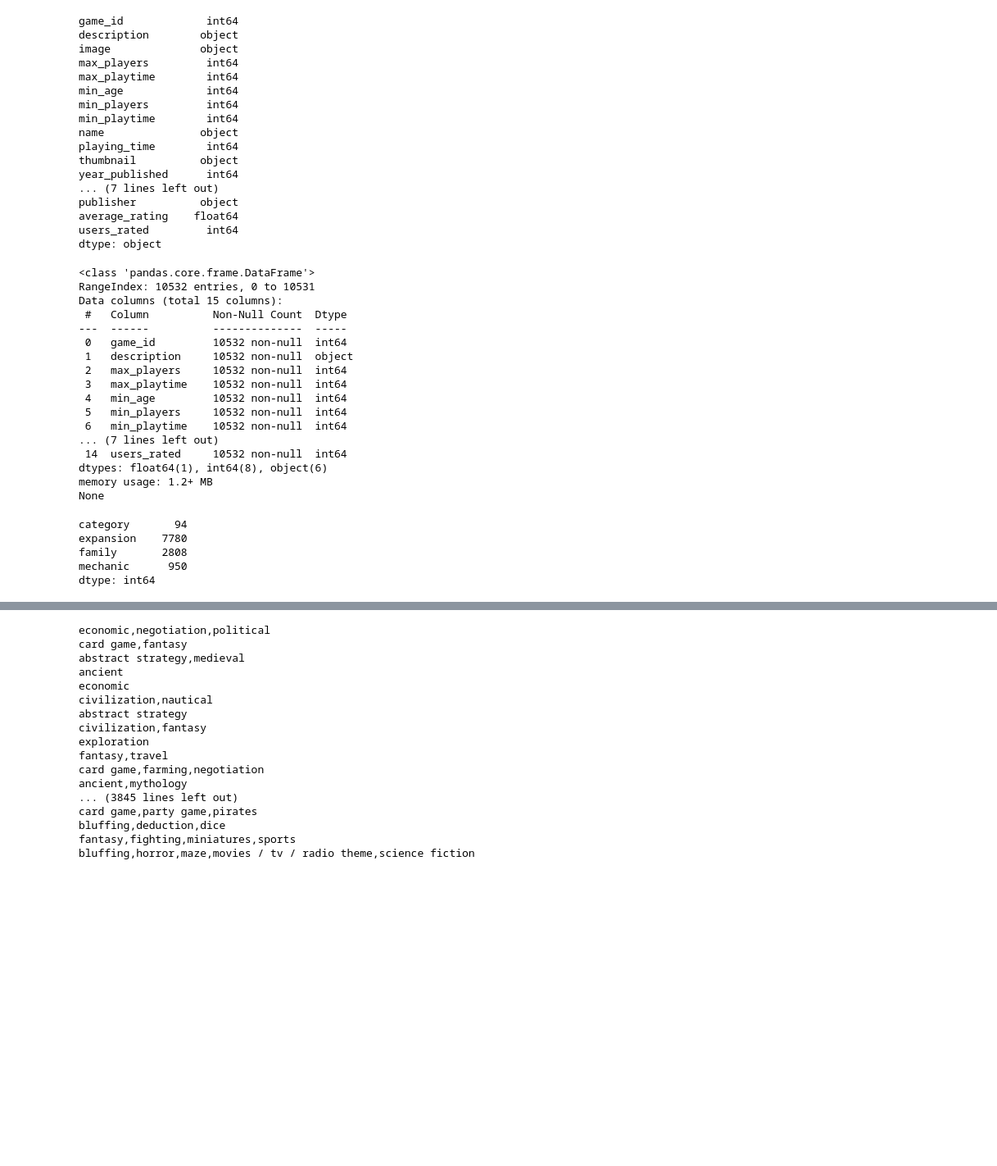
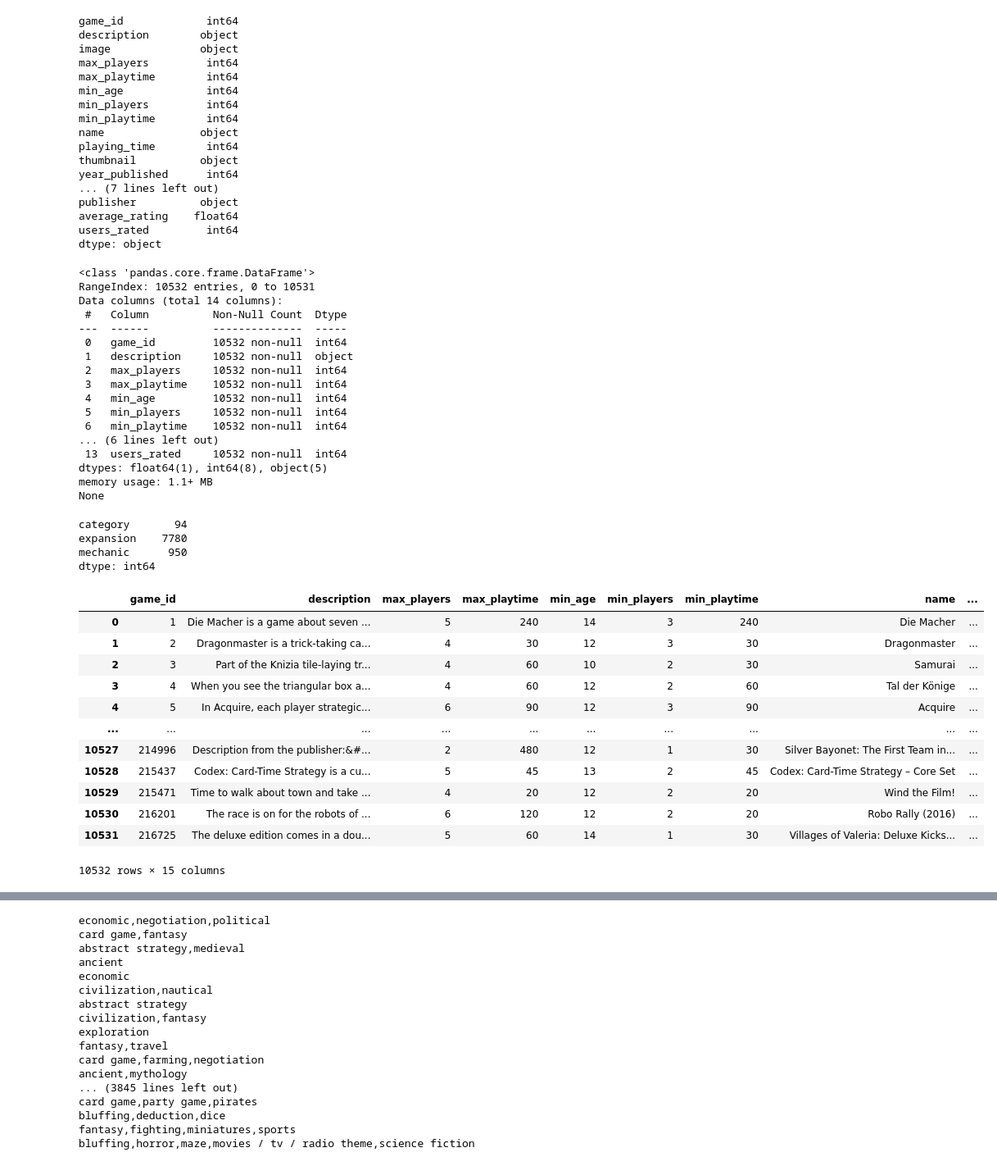
Before and after one commit to GeorgehStalker/project_4group_6, a Jupyter notebook: cleaning.ipynb, the cells around one changed output, grey strips where cells are left out. Shown: that part at 82% size. Cells and saved outputs as stored; diff of their text form; code cells hidden in the pictures; blank space fills up the shorter version.

```diff
--- a/cleaning.ipynb
+++ b/cleaning.ipynb
@@ -62,3 +67,9 @@ print(df['category'].unique())
  'abstract strategy,medieval' ... 'bluffing,deduction,dice'
  'fantasy,fighting,miniatures,sports'
  'bluffing,horror,maze,movies / tv / radio theme,science fiction']
+# %%
+# Example: Standardize categorical variables (e.g., lowercase the 'category' column)
+df['mechanic'] = df['mechanic'].str.lower()
+
+# Display unique categories to confirm changes
+print(df['category'].unique())
@@ -85,7 +101,7 @@ users_rated         int64
 dtype: object
 # %%
 # Drop columns that are not needed or have excessive missing values
-columns_to_drop = ['image', 'thumbnail', 'compilation', 'year_published', 'artist', 'designer', 'publisher']
+columns_to_drop = ['image', 'thumbnail', 'compilation', 'year_published', 'artist', 'designer', 'publisher', 'family']
 df.drop(columns=columns_to_drop, inplace=True)
 
 # Check the DataFrame to confirm the columns have been dropped
@@ -93,7 +109,7 @@ print(df.info())
 # %% [output]
 <class 'pandas.core.frame.DataFrame'>
 RangeIndex: 10532 entries, 0 to 10531
-Data columns (total 15 columns):
+Data columns (total 14 columns):
  #   Column          Non-Null Count  Dtype
 ---  ------          --------------  -----
  0   game_id         10532 non-null  int64
@@ -103,10 +119,10 @@ Data columns (total 15 columns):
  4   min_age         10532 non-null  int64
  5   min_players     10532 non-null  int64
  6   min_playtime    10532 non-null  int64
-... (7 lines left out)
- 14  users_rated     10532 non-null  int64
-dtypes: float64(1), int64(8), object(6)
-memory usage: 1.2+ MB
+... (6 lines left out)
+ 13  users_rated     10532 non-null  int64
+dtypes: float64(1), int64(8), object(5)
+memory usage: 1.1+ MB
 None
 # %%
 # Check for missing values before filling
@@ -115,6 +131,24 @@ print(remaining_missing_values[remaining_missing_values > 0])
 # %% [output]
 category       94
 expansion    7780
-family       2808
 mechanic      950
 dtype: int64
+# %%
+# Category counts
+df['category_count'] = df['category'].apply(lambda x: len(str(x).split(',')))
+
+df
+# %% [output]
+|  | game_id | description | max_players | max_playtime | min_age | min_players | min_playtime | name | ... |
+| 0 | 1 | Die Macher is a game about seven ... | 5 | 240 | 14 | 3 | 240 | Die Macher | ... |
+| 1 | 2 | Dragonmaster is a trick-taking ca... | 4 | 30 | 12 | 3 | 30 | Dragonmaster | ... |
+| 2 | 3 | Part of the Knizia tile-laying tr... | 4 | 60 | 10 | 2 | 30 | Samurai | ... |
+| 3 | 4 | When you see the triangular box a... | 4 | 60 | 12 | 2 | 60 | Tal der Könige | ... |
+| 4 | 5 | In Acquire, each player strategic... | 6 | 90 | 12 | 3 | 90 | Acquire | ... |
+| ... | ... | ... | ... | ... | ... | ... | ... | ... | ... |
+| 10527 | 214996 | Description from the publisher:&#... | 2 | 480 | 12 | 1 | 30 | Silver Bayonet: The First Team in... | ... |
+| 10528 | 215437 | Codex: Card-Time Strategy is a cu... | 5 | 45 | 13 | 2 | 45 | Codex: Card-Time Strategy – Core Set | ... |
+| 10529 | 215471 | Time to walk about town and take ... | 4 | 20 | 12 | 2 | 20 | Wind the Film! | ... |
+| 10530 | 216201 | The race is on for the robots of ... | 6 | 120 | 12 | 2 | 20 | Robo Rally (2016) | ... |
+| 10531 | 216725 | The deluxe edition comes in a dou... | 5 | 60 | 14 | 1 | 30 | Villages of Valeria: Deluxe Kicks... | ... |
+10532 rows × 15 columns
```
Also changed, not shown: parts of 9 cells of this notebook.
